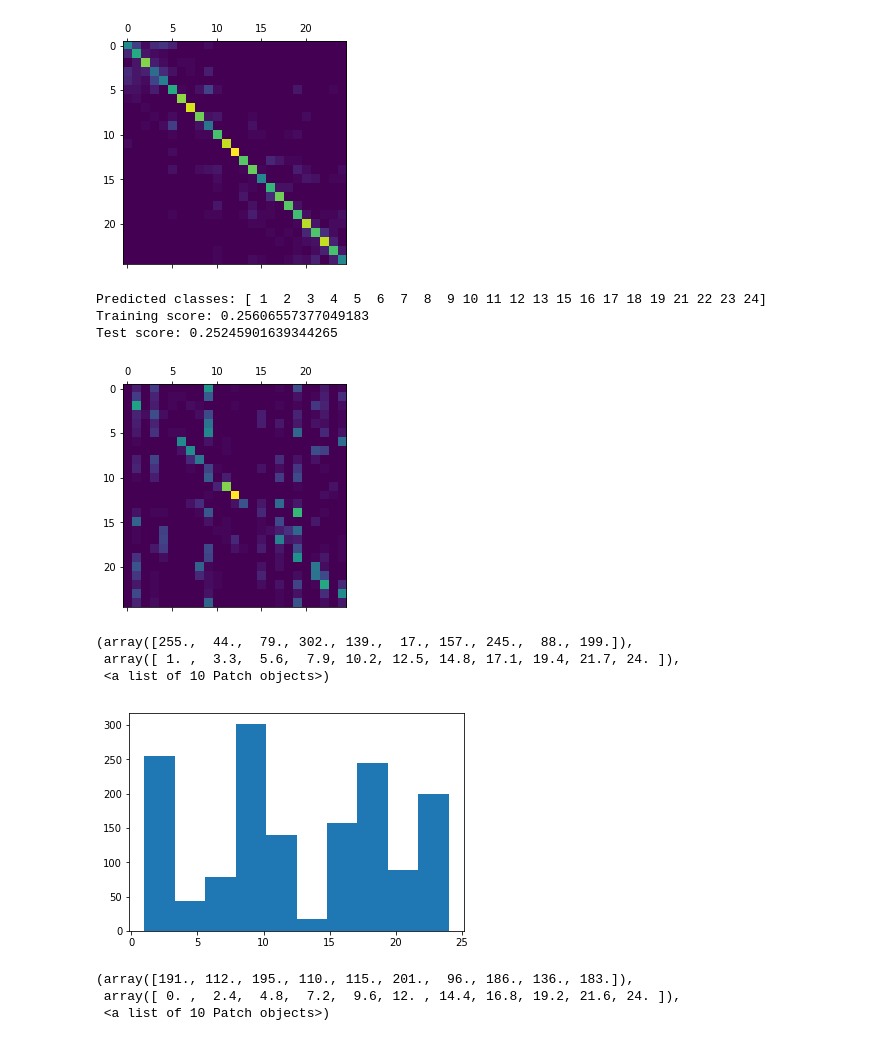
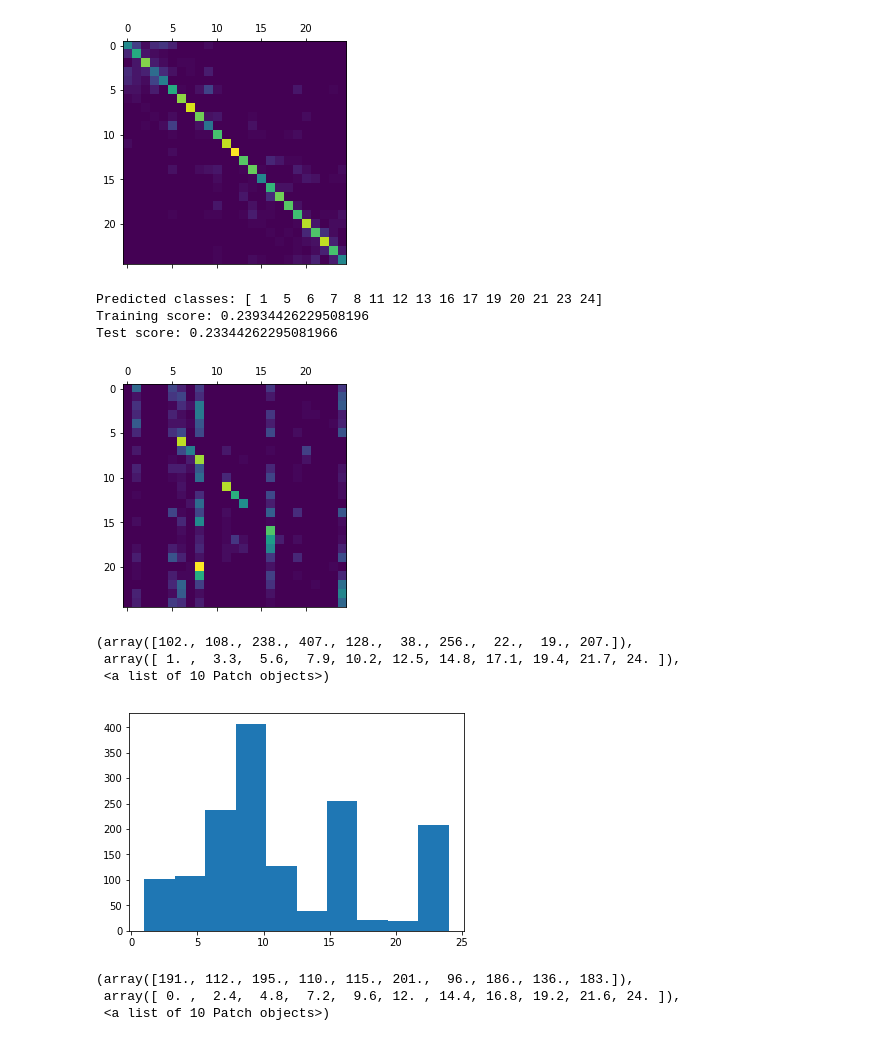
Before and after one commit to keenechin/magnetic-skin, a Jupyter notebook: classification.ipynb, the cells around one changed output. Drawn from its saved outputs; the diff is of its cells as text; code cells hidden in the pictures.

```diff
--- a/classification.ipynb
+++ b/classification.ipynb
@@ -244,22 +244,22 @@ tmax = np.max(tabs,axis=0).reshape(1,-1)
 norms = np.matlib.repmat(tmax,train_x.shape[0],1)
 train_xnorm = train_x/norms
 # %%
-hidden = 100
+hidden = 1000
 mlp = MLPClassifier(solver ='adam',learning_rate_init = 0.0001, hidden_layer_sizes=(hidden,hidden),max_iter=int(1e8),random_state=8)
 mlp.fit(train_x,train_y)
 evalModel(mlp,train_x,train_y,test_x,test_y)
 # %% [output]
-Predicted classes: [ 1  2  3  4  5  6  7  8  9 10 11 12 13 15 16 17 18 19 21 22 23 24]
-Training score: 0.25606557377049183
-Test score: 0.25245901639344265
+Predicted classes: [ 1  5  6  7  8 11 12 13 16 17 19 20 21 23 24]
+Training score: 0.23934426229508196
+Test score: 0.23344262295081966
-[figure, old version]
+[figure, new version]
 # %%
 plt.hist(mlp.predict(test_x))
 # %% [output]
-(array([255.,  44.,  79., 302., 139.,  17., 157., 245.,  88., 199.]),
+(array([102., 108., 238., 407., 128.,  38., 256.,  22.,  19., 207.]),
  array([ 1. ,  3.3,  5.6,  7.9, 10.2, 12.5, 14.8, 17.1, 19.4, 21.7, 24. ]),
  <a list of 10 Patch objects>)
-[figure, old version]
+[figure, new version]
 # %%
 plt.hist(test_y)
 # %% [output]
```
Also changed, not shown: parts of 1 cell of this notebook.
